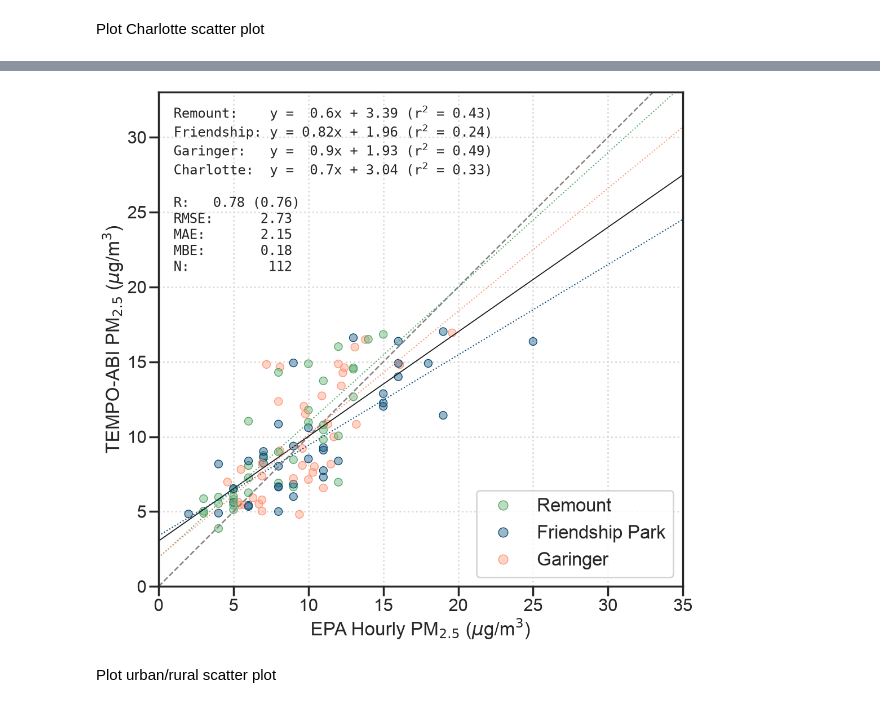
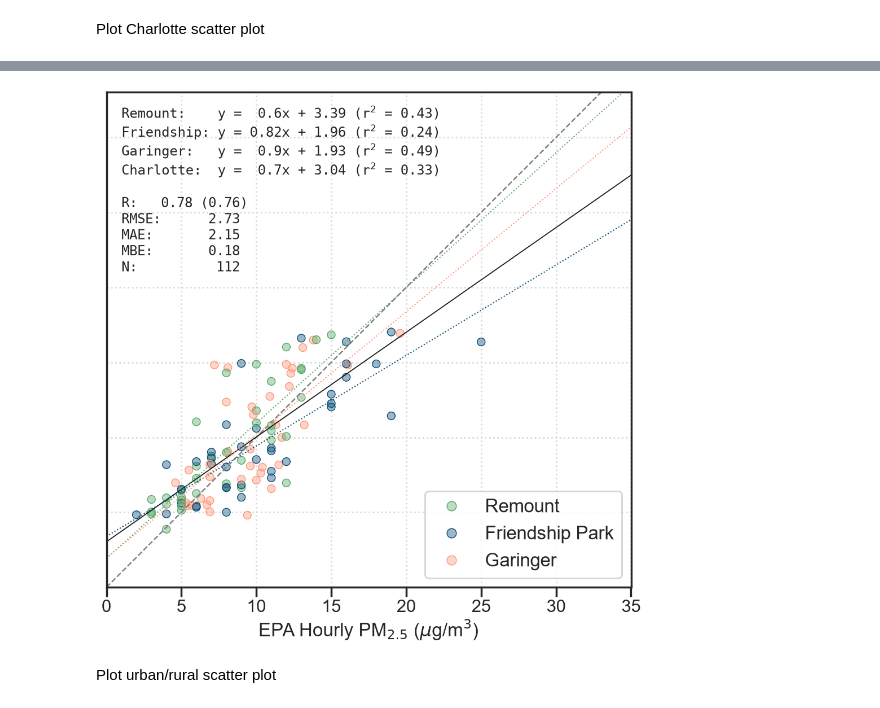
Before and after one commit to scforeman/remus, a Jupyter notebook: plots.ipynb, the cells around one changed output, grey strips where cells are left out. Saved outputs shown, nothing was run; the diff lists cells and outputs as text; code cells hidden in the pictures.

```diff
--- a/plots.ipynb
+++ b/plots.ipynb
@@ -73,0 +78,7 @@ Plot Charlotte scatter plot
+# %%
+rc = {'ytick.left':False,'axes.grid':True, 'grid.color':'.85', 'grid.linestyle':':'}
+sns.set_theme(context='poster', style='ticks',rc=rc)
+
+# fig,ax = plt.subplots(figsize=(12,12))
+# sns.scatterplot(data=grpbydf,x='value',y='popden',hue='variable',edgecolor='none')
+sns.jointplot(data=grpbydf,x='value',y='popden',hue='variable',height=10,ylim=(0,2000))
@@ -74,7 +88,7 @@ Plot Charlotte scatter plot
 # %%
 # CLT scatter
 
-rc = {'axes.grid':True, 'grid.color':'.85', 'grid.linestyle':':'}
+rc = {'ytick.left':False,'axes.grid':True, 'grid.color':'.85', 'grid.linestyle':':'}
 sns.set_theme(context='poster', style='ticks',rc=rc)
 
 fig,ax = plt.subplots(figsize=(12,12))
@@ -95,9 +109,10 @@ sc = sns.scatterplot(data=pm_clt, x = 'epa_pm',
                      linewidth=1,alpha=None)
 
 ax.set( xlabel = r'EPA Hourly PM$_{2.5}$ ($\mu$g/m$^3$)',
-        ylabel = r'TEMPO-ABI PM$_{2.5}$ ($\mu$g/m$^3$)',
         xlim=(0,35), xticks=np.arange(0,36,5),
-        ylim=(0,33), yticks=np.arange(0,33,5),
+        ylim=(0,33), yticklabels=([]),
+        ylabel='',
+        # ylim=(0,33), yticks=np.arange(0,33,5),
         aspect='equal')
 
 pearson_r_clt, spearman_rho_clt, rmse_clt, mae_clt, mbe_clt, slope_clt, int_clt,r2_clt= stats(pm_clt)
@@ -117,34 +132,35 @@ ax.text( 1, 20, (
 
         f"{'R:':5}{spearman_rho_clt} ({pearson_r_clt})\n"
         f"{'RMSE:':10}{rmse_clt:5}\n"
         f"{'MAE:':10}{mae_clt:5}\n"
         f"{'MBE:':10}{mbe_clt:5}\n"
         f"{'N:':10}{len(pm_clt):5}\n"
         ), size = 17,font='monospace')
 
 # build legend handles manually since there's only one scatter collection now
 labels_map = {'A':f'Remount',
               'B':f'Friendship Park',
               'C':f'Garinger'}
 legend_handles = [plt.Line2D([0], [0], marker='o', linestyle='none',
         markerfacecolor=mcolors.to_rgba(color, alpha=face_alpha),
         markeredgecolor=mcolors.to_rgba(color, alpha=edge_alpha),
         markersize=12, label=labels_map[k])
 for k, color in pal.items()]
 
 leg = ax.legend(handles=legend_handles,
                 loc="lower right", markerscale=1,
                 fontsize='medium')
 
 ax.axline((0, 0), slope=1, c='grey', ls='--', lw=1.8)
 ax.axline((0,int_clt),slope=slope_clt,c='k',ls='-',lw=1.3)
 ax.axline((0,int_41),slope=slope_41,c='g',ls=':',lw=1.5)
 ax.axline((0,int_45),slope=slope_45,c='#084B77',ls=':',lw=1.5)
 ax.axline((0,int_48),slope=slope_48,c='#FF9778',ls=':',lw=1.5)
 
 fig.savefig(Path.cwd()/'figs/clt_scatter.svg',bbox_inches = 'tight')
+fig.savefig(Path.cwd()/'figs/clt_scatter.png',dpi=200,bbox_inches = 'tight')
 # %% [output]
-[figure, old version]
+[figure, new version]
 # %% [markdown]
 Plot urban/rural scatter plot
 # %%
```
Also changed, not shown: parts of 5 cells of this notebook, 5 other files.
